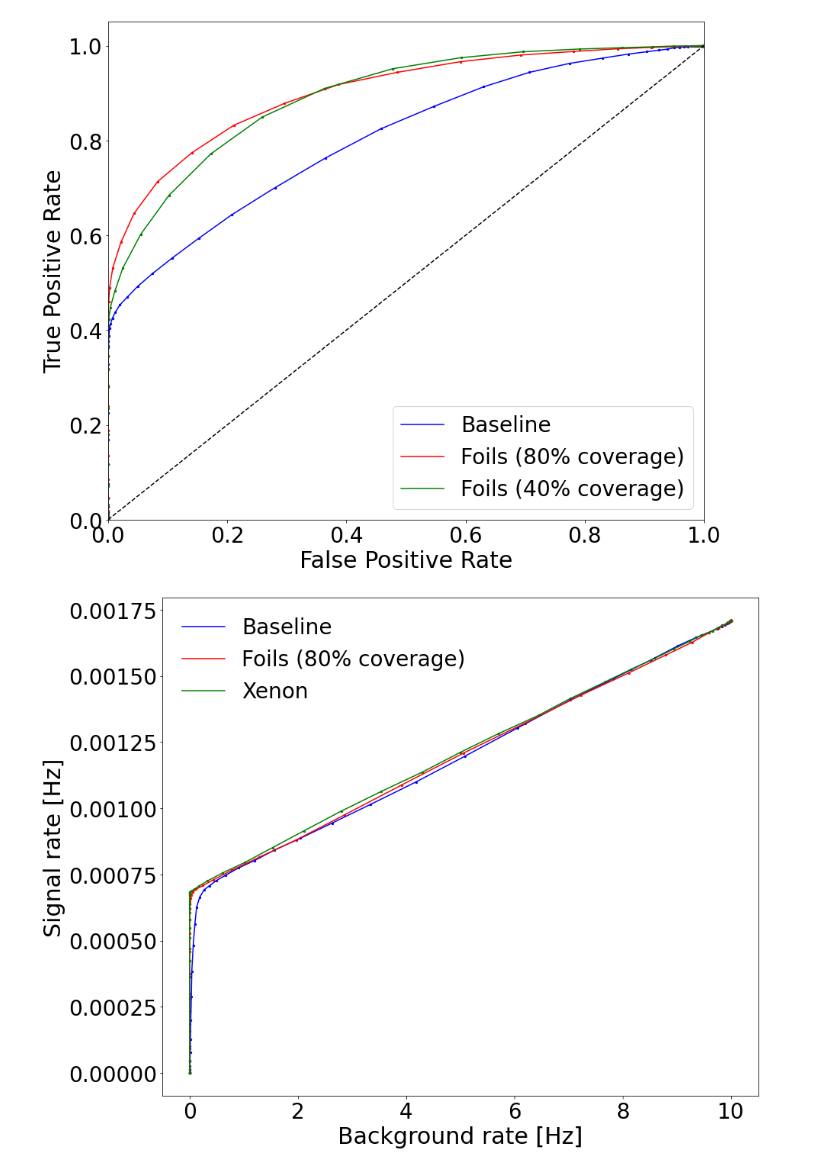
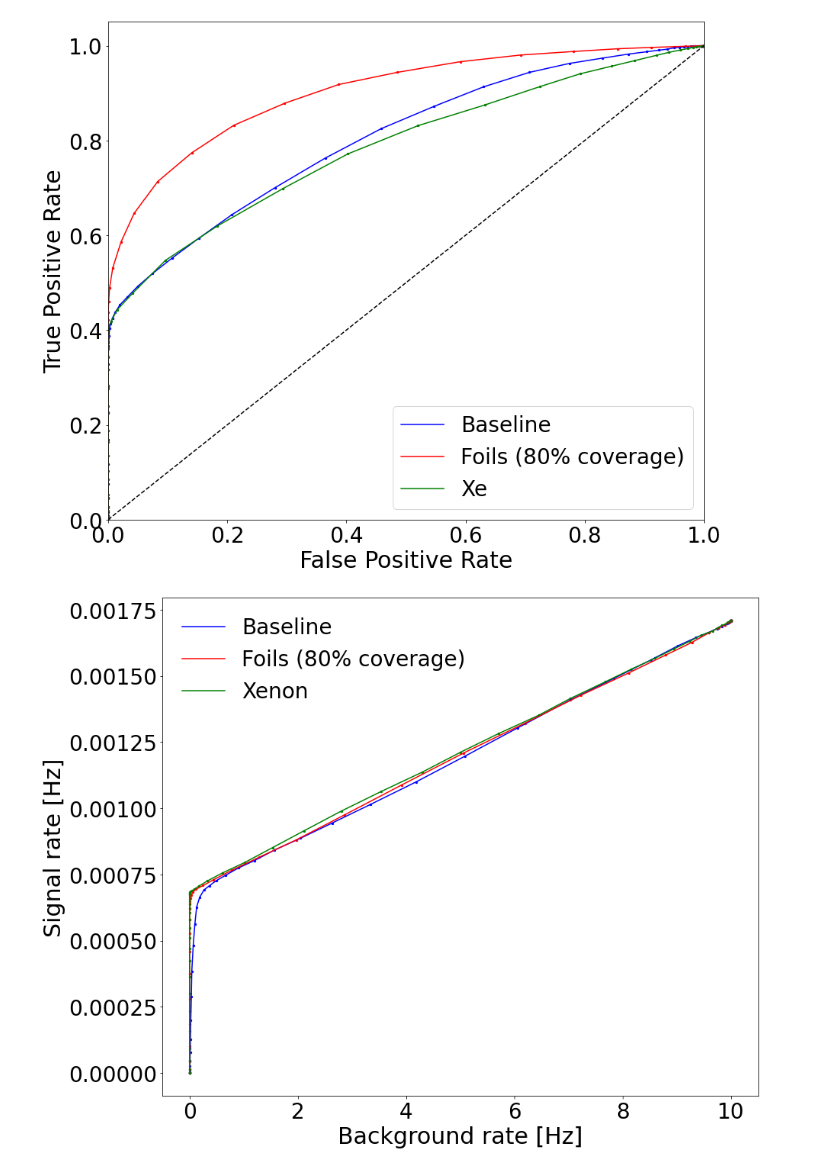
Before and after one commit to nlane314/soLAr-sens, a Jupyter notebook: notebooks/ROC_curves.ipynb, the cells around one changed output. Saved outputs shown, nothing was run; the diff lists cells and outputs as text; code cells hidden in the pictures.

```diff
--- a/notebooks/ROC_curves.ipynb
+++ b/notebooks/ROC_curves.ipynb
@@ -179,34 +179,34 @@ bkg_cut_xe = np.array([0.        , 0.        , 0.        , 0.        , 0.
 # %%
 plt.figure(figsize=(14,12))
 
 x=np.arange(0,1.1,0.1)
 
 plt.scatter(bkg_cut_bs, sig_cut_bs, s = 22, marker='.', color='blue')
 plt.plot(bkg_cut_bs, sig_cut_bs, color='blue', label='Baseline')
 
 plt.scatter(bkg_cut_foils, sig_cut_foils, s = 22, marker='.', color='red')
 plt.plot(bkg_cut_foils, sig_cut_foils, color='red', label='Foils (80% coverage)')
 
-plt.scatter(bkg_cut_40, sig_cut_40, s = 22, marker='.', color='green')
-plt.plot(bkg_cut_40, sig_cut_40, color='green', label='Foils (40% coverage)')
+plt.scatter(bkg_cut_xe, sig_cut_xe, s = 22, marker='.', color='green')
+plt.plot(bkg_cut_xe, sig_cut_xe, color='green', label='Xe')
 
 plt.plot(x, x, color='black', linestyle='dashed')
 
 plt.ylabel('True Positive Rate', fontsize=30)
 plt.xlabel(r'False Positive Rate', fontsize=30)
 
 #plt.title(r'${}^{40} Ar(\alpha, \gamma), ES\ {}^{8} B$', fontsize=18)
 plt.xticks(fontsize=28)
 plt.yticks(fontsize=28)
 plt.ylim(0,1.05)
 plt.xlim(0,1)
 plt.legend(fontsize=28)  #, frameon=False)
 
 plt.savefig('../figures/ROC_curve.png', bbox_inches='tight')
 
 plt.show()
 # %% [output]
-[figure, old version]
+[figure, new version]
 # %%
 plt.figure(figsize=(14,12))
 
```
Also changed, not shown: parts of 1 cell of this notebook, 4 other files.
